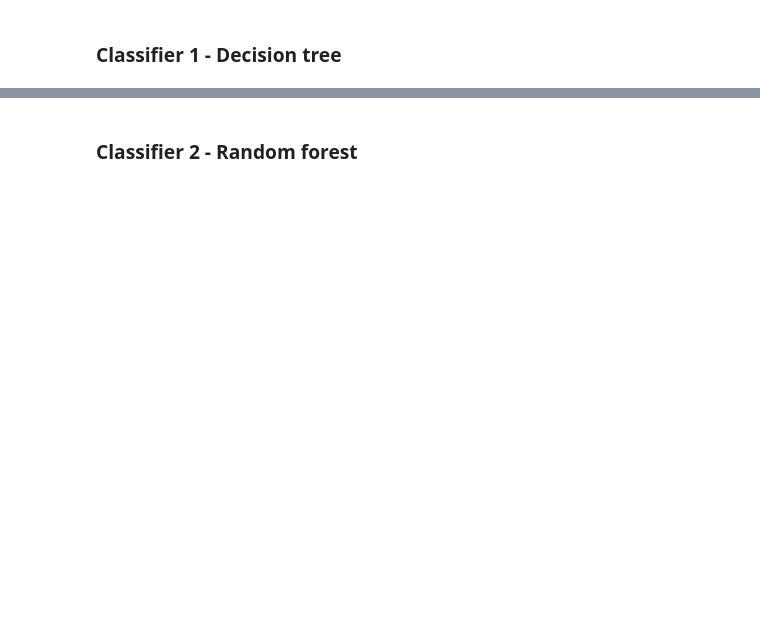
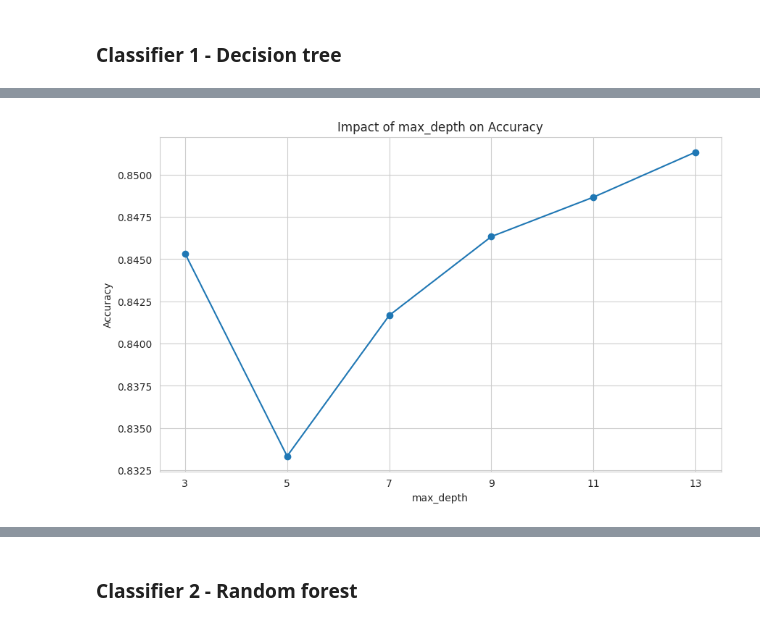
Before and after one commit to baiukov/Employees-satisfaction, a Jupyter notebook: SPZIZ.ipynb, the cells around one changed output, grey strips where cells are left out. Cells and saved outputs as stored; diff of their text form; code cells hidden in the pictures; blank space fills up the shorter version.

```diff
--- a/SPZIZ.ipynb
+++ b/SPZIZ.ipynb
@@ -359,32 +348,85 @@ ERROR: No matching distribution found for pydotplusc
 # %% [markdown]
 ### Classifier 1 - Decision tree
+# %%
+# Define a threshold for satisfaction
+satisfaction_threshold = 0.5  # This is just an example, adjust it based on domain knowledge or business logic
+
+# Create a new binary target column 'is_satisfied' based on the threshold
+# If satisfaction_level is greater than the threshold, is_satisfied is True (or 1), else False (or 0)
+df['is_satisfied'] = (df['satisfaction_level'] > satisfaction_threshold).astype(int)
 # %%
-import pandas as pd
+from sklearn.metrics import mean_squared_error
 from sklearn.tree import DecisionTreeClassifier, plot_tree
 from sklearn.model_selection import train_test_split
-from sklearn.preprocessing import LabelEncoder
-import matplotlib.pyplot as plt
+from sklearn.metrics import accuracy_score, classification_report, confusion_matrix
 
-# Read your CSV file into a DataFrame
-df = pd.read_csv('Employee_Attrition_new.csv')
+
+# Now df has new columns like 'salary_low', 'salary_medium', 'salary_high'
+if 'salary' in df.columns:
+    df = pd.get_dummies(df, columns=['salary'])
+
+print(df.columns)
+
+# List of max_depth values to try
+max_depth_values = [3, 5, 7, 9, 11, 13]
+
+# Dictionary to store accuracy for each max_depth value
+accuracy_scores = {}
 
 # Selecting features and target
-features = ['time_spend_company', 'satisfaction_level', 'number_project']
-target = 'is_satisfied'
-
-# Encoding categorical variables if any (not applicable in this case)
+# (Assuming 'target' is a categorical variable in your dataset for classification)
+features = ['time_spend_company', 'last_evaluation', 'number_project', 'average_montly_hours', 'Work_accident', 'promotion_last_5years', 'salary_low', 'salary_medium', 'salary_high']
+target = 'is_satisfied'  # Replace with your actual target column name for classification
 
 # Splitting the data into features (X) and target (y)
 X = df[features]
 y = df[target]
 
-# Train a decision tree classifier
-dt_classifier = DecisionTreeClassifier(max_depth=5)  # Limiting depth for simplicity in visualization
-dt_classifier.fit(X, y)
+# Splitting the dataset into training and testing sets
+X_train, X_test, y_train, y_test = train_test_split(X, y, test_size=0.2, random_state=42)
 
-# Plotting the decision tree
-plt.figure(figsize=(20,10))
-plot_tree(dt_classifier, feature_names=features, class_names=['Not Satisfied', 'Satisfied'], filled=True)
+# Loop through each max_depth value
+for max_depth in max_depth_values:
+    # Train a decision tree classifier with the current max_depth
+    dt_classifier = DecisionTreeClassifier(max_depth=max_depth, random_state=42)
+    dt_classifier.fit(X_train, y_train)
 
+    # Predicting on the test set
+    y_pred = dt_classifier.predict(X_test)
+
+    # Calculating accuracy
+    accuracy = accuracy_score(y_test, y_pred)
+
+    # Storing accuracy for the current max_depth value
+    accuracy_scores[max_depth] = accuracy
+
+# Plotting accuracy for each max_depth value
+plt.figure(figsize=(10, 6))
+plt.plot(list(accuracy_scores.keys()), list(accuracy_scores.values()), marker='o')
+plt.title('Impact of max_depth on Accuracy')
+plt.xlabel('max_depth')
+plt.ylabel('Accuracy')
+plt.xticks(max_depth_values)
+plt.grid(True)
 plt.show()
+
+# Choose the best max_depth based on accuracy
+best_max_depth = max(accuracy_scores, key=accuracy_scores.get)
+print(f"Best max_depth by Accuracy: {best_max_depth}")
+
+# Train a decision tree classifier with the best max_depth
+dt_classifier = DecisionTreeClassifier(max_depth=best_max_depth, random_state=42)
+dt_classifier.fit(X_train, y_train)
+
+# Predicting on the test set
+y_pred = dt_classifier.predict(X_test)
+
+# Calculating and printing classification report and confusion matrix
+print(classification_report(y_test, y_pred))
+dt_conf_matrix= confusion_matrix(y_test, y_pred)
+
+# Plotting the decision tree of the best model
+plt.figure(figsize=(30,15))
+plot_tree(dt_classifier, feature_names=features, class_names=True, filled=True)
+plt.show()
 # %% [output]
@@ -391,0 +438 @@ KeyError: 'is_satisfied'
+[figure, added]
```
Also changed, not shown: parts of 32 cells of this notebook, 1 other file.
